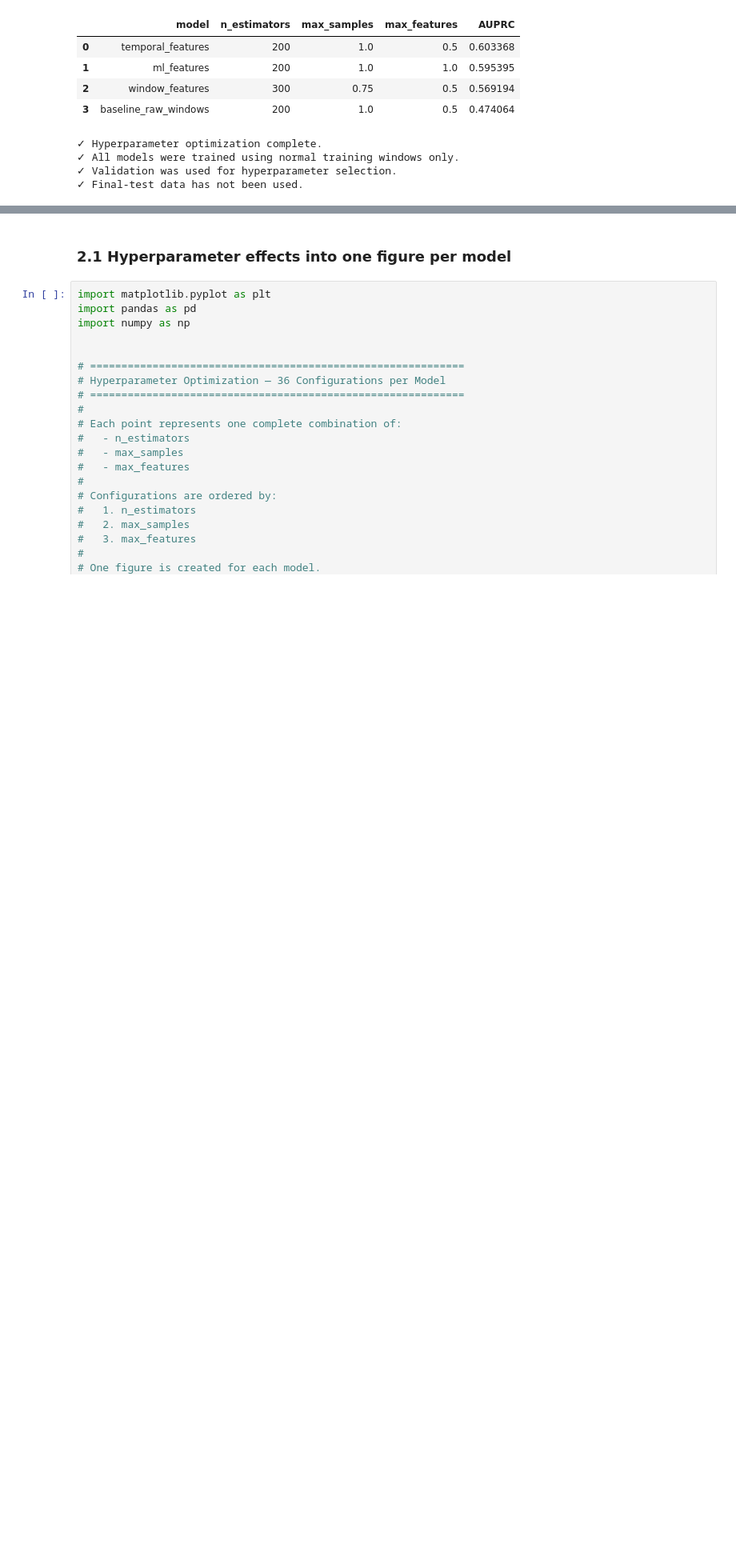
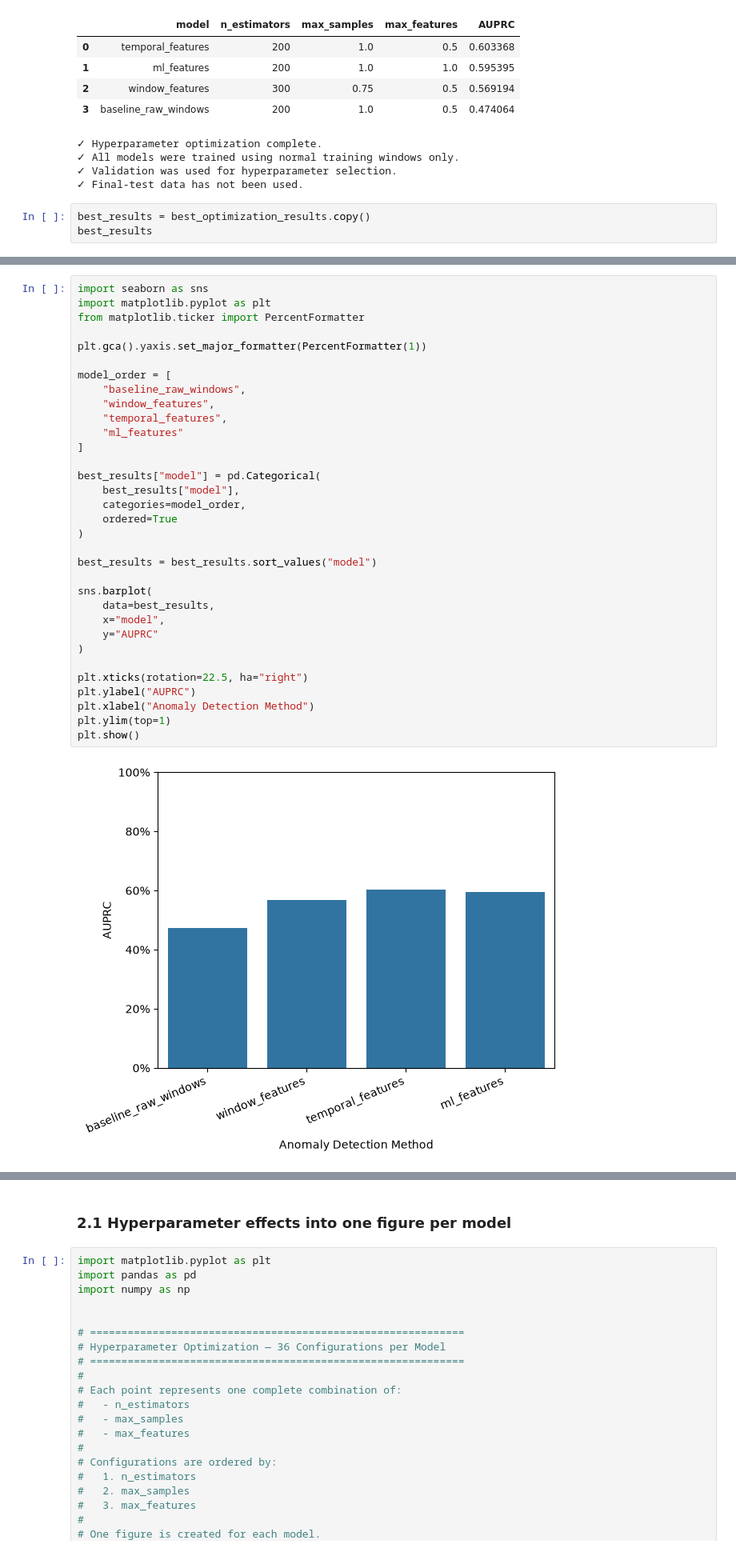
Before and after one commit to FlorianHast/batch-distillation-anomaly-detection, a Jupyter notebook: notebooks/08_ML_threshold_optimization.ipynb, the cells around one changed output, grey strips where cells are left out. Shown at 80% size. Drawn from its saved outputs; the diff is of its cells as text; blank space fills up the shorter version.

Commit message:
added ML optimization

```diff
--- a/notebooks/08_ML_threshold_optimization.ipynb
+++ b/notebooks/08_ML_threshold_optimization.ipynb
@@ -1772,3 +1772,6 @@ BEST CONFIGURATION PER MODEL
 ✓ All models were trained using normal training windows only.
 ✓ Validation was used for hyperparameter selection.
 ✓ Final-test data has not been used.
+# %%
+best_results = best_optimization_results.copy()
+best_results
@@ -1774,0 +1789,35 @@ BEST CONFIGURATION PER MODEL
+# %%
+import seaborn as sns
+import matplotlib.pyplot as plt
+from matplotlib.ticker import PercentFormatter
+
+plt.gca().yaxis.set_major_formatter(PercentFormatter(1))
+
+model_order = [
+    "baseline_raw_windows",
+    "window_features",
+    "temporal_features",
+    "ml_features"
+]
+
+best_results["model"] = pd.Categorical(
+    best_results["model"],
+    categories=model_order,
+    ordered=True
+)
+
+best_results = best_results.sort_values("model")
+
+sns.barplot(
+    data=best_results,
+    x="model",
+    y="AUPRC"
+)
+
+plt.xticks(rotation=22.5, ha="right")
+plt.ylabel("AUPRC")
+plt.xlabel("Anomaly Detection Method")
+plt.ylim(top=1)
+plt.show()
+# %% [output]
+[figure, added]
```
Also changed, not shown: parts of 4 cells of this notebook, 7 other files.
